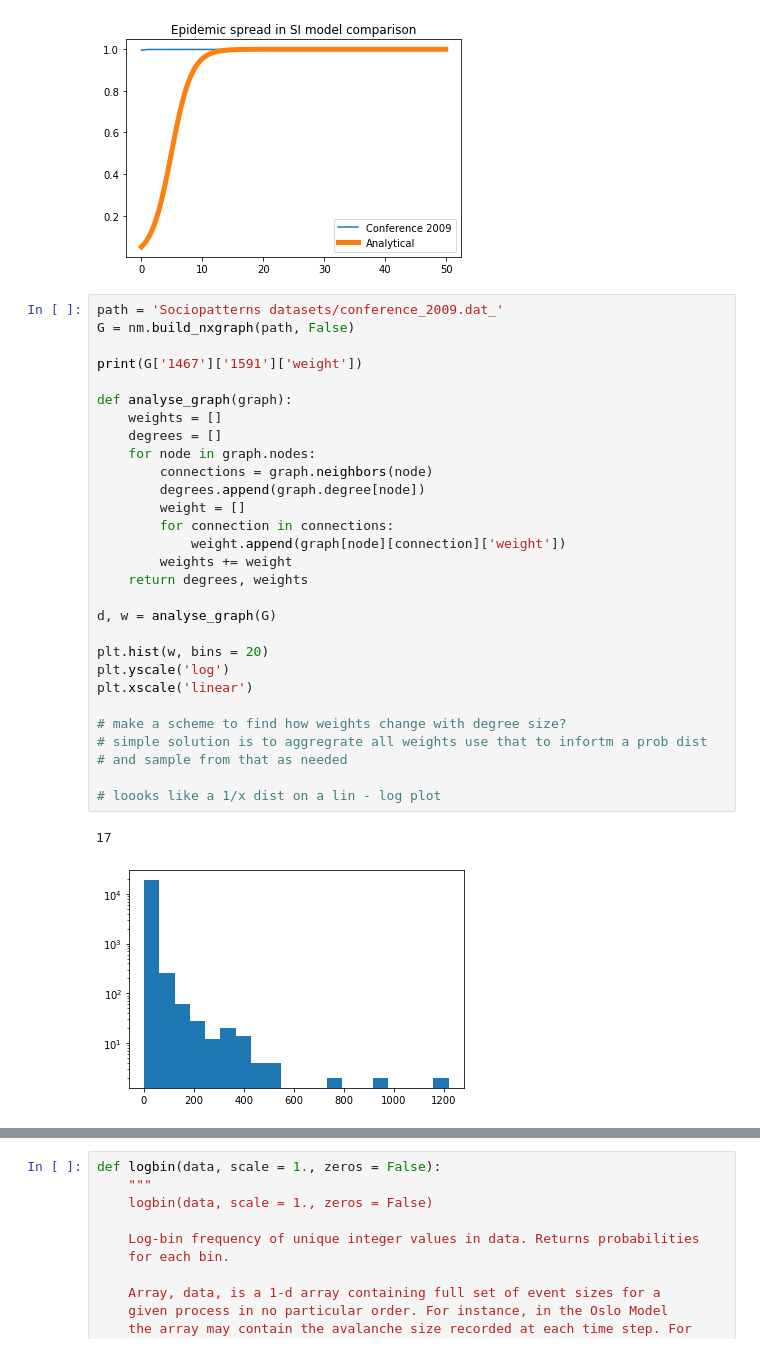
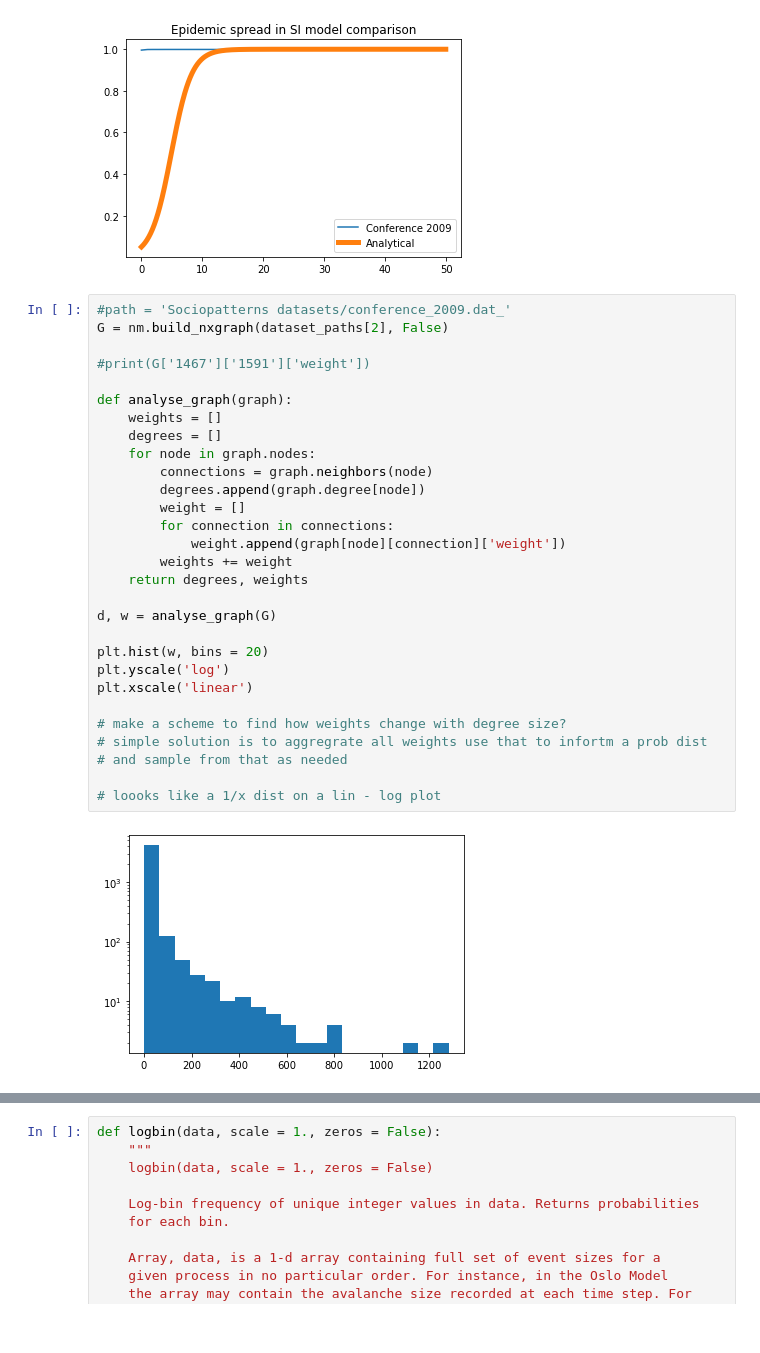
Before and after one commit to Dellapino/MSci-Project, a Jupyter notebook: testing notebook import.ipynb, the cells around one changed output, grey strips where cells are left out. Cells and saved outputs as stored; diff of their text form.

```diff
--- a/testing notebook import.ipynb
+++ b/testing notebook import.ipynb
@@ -458,37 +459,36 @@ plt.show()
 9
 [figure]
 # %%
-path = 'Sociopatterns datasets/conference_2009.dat_'
-G = nm.build_nxgraph(path, False)
+#path = 'Sociopatterns datasets/conference_2009.dat_'
+G = nm.build_nxgraph(dataset_paths[2], False)
 
-print(G['1467']['1591']['weight'])
+#print(G['1467']['1591']['weight'])
 
 def analyse_graph(graph):
     weights = []
     degrees = []
     for node in graph.nodes:
         connections = graph.neighbors(node)
         degrees.append(graph.degree[node])
         weight = []
         for connection in connections:
             weight.append(graph[node][connection]['weight'])
         weights += weight
     return degrees, weights
 
 d, w = analyse_graph(G)
 
 plt.hist(w, bins = 20)
 plt.yscale('log')
 plt.xscale('linear')
 
 # make a scheme to find how weights change with degree size?
 # simple solution is to aggregrate all weights use that to infortm a prob dist
 # and sample from that as needed
 
 # loooks like a 1/x dist on a lin - log plot
 # %% [output]
-17
-[figure, old version]
+[figure, new version]
 # %%
 def linear_binning(data, num_bins = 100):
     '''
```
Also changed, not shown: parts of 7 cells of this notebook.
